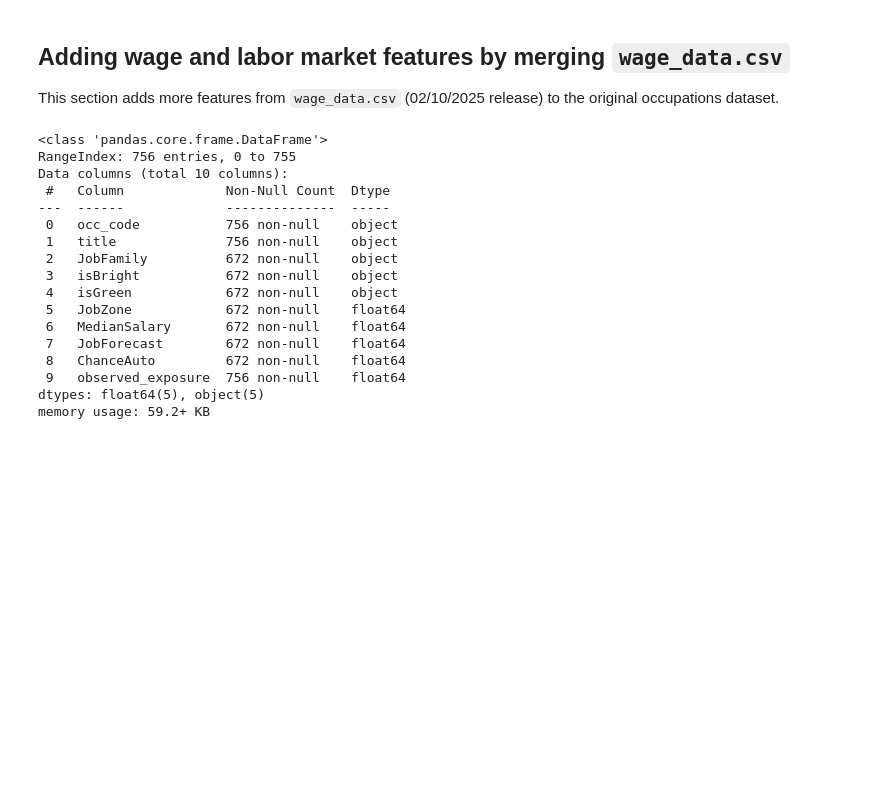
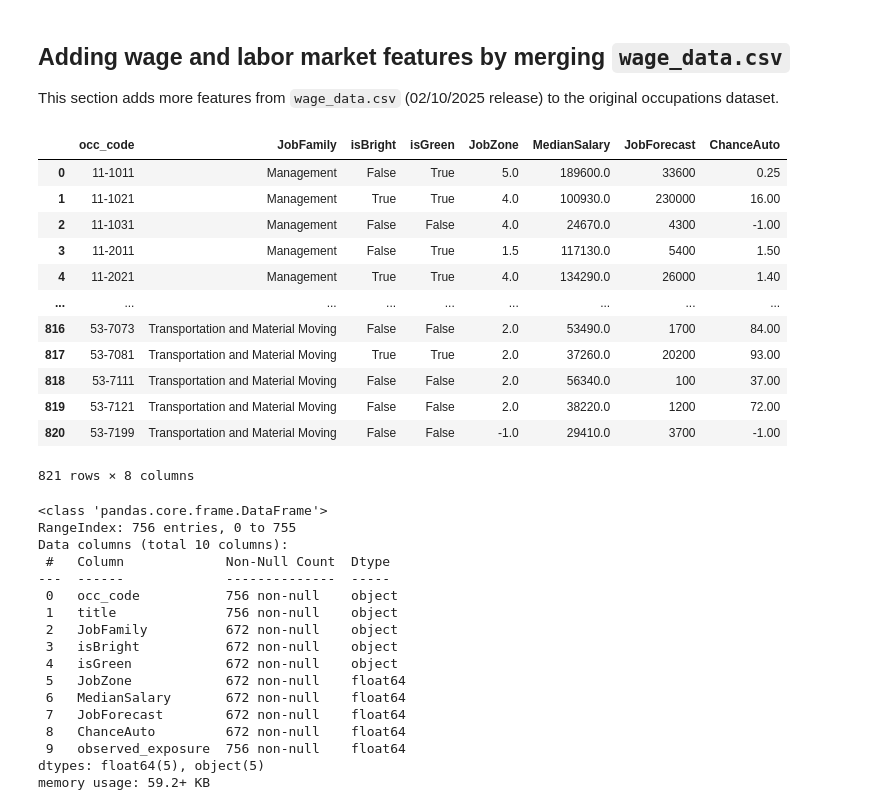
Before and after one commit to kseniiaoblasova/Occupational-AI-Exposure, a Jupyter notebook: notebooks/data-transform.ipynb, the cells around one changed output. Cells and saved outputs as stored; diff of their text form; code cells hidden in the pictures; blank space fills up the shorter version.

```diff
--- a/notebooks/data-transform.ipynb
+++ b/notebooks/data-transform.ipynb
@@ -45,6 +45,22 @@ wage_data.rename(columns={'SOCcode':'occ_code'}, inplace=True)
 # merging anchor data with wage data
 data=job_exposure.merge(wage_data, how='left', on='occ_code')
 data=data[['occ_code', 'title', 'JobFamily','isBright','isGreen','JobZone','MedianSalary','JobForecast','ChanceAuto', 'observed_exposure']]
+# %%
+wage_data
+# %% [output]
+|  | occ_code | JobFamily | isBright | isGreen | JobZone | MedianSalary | JobForecast | ChanceAuto |
+| 0 | 11-1011 | Management | False | True | 5.0 | 189600.0 | 33600 | 0.25 |
+| 1 | 11-1021 | Management | True | True | 4.0 | 100930.0 | 230000 | 16.00 |
+| 2 | 11-1031 | Management | False | False | 4.0 | 24670.0 | 4300 | -1.00 |
+| 3 | 11-2011 | Management | False | True | 1.5 | 117130.0 | 5400 | 1.50 |
+| 4 | 11-2021 | Management | True | True | 4.0 | 134290.0 | 26000 | 1.40 |
+| ... | ... | ... | ... | ... | ... | ... | ... | ... |
+| 816 | 53-7073 | Transportation and Material Moving | False | False | 2.0 | 53490.0 | 1700 | 84.00 |
+| 817 | 53-7081 | Transportation and Material Moving | True | True | 2.0 | 37260.0 | 20200 | 93.00 |
+| 818 | 53-7111 | Transportation and Material Moving | False | False | 2.0 | 56340.0 | 100 | 37.00 |
+| 819 | 53-7121 | Transportation and Material Moving | False | False | 2.0 | 38220.0 | 1200 | 72.00 |
+| 820 | 53-7199 | Transportation and Material Moving | False | False | -1.0 | 29410.0 | 3700 | -1.00 |
+821 rows × 8 columns
 # %%
 data.info()
 # %% [output]
```
Also changed, not shown: parts of 2 cells of this notebook, 5 other files.
